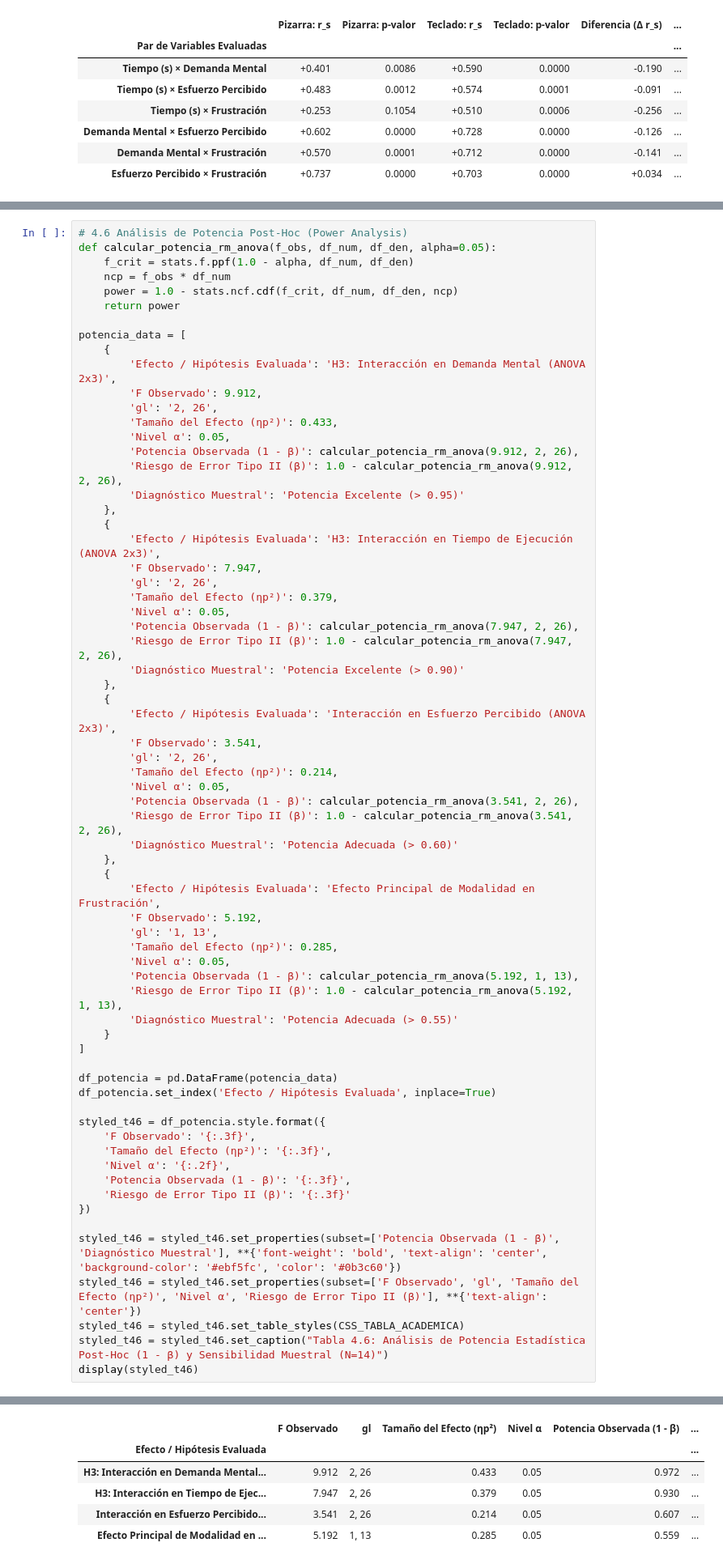
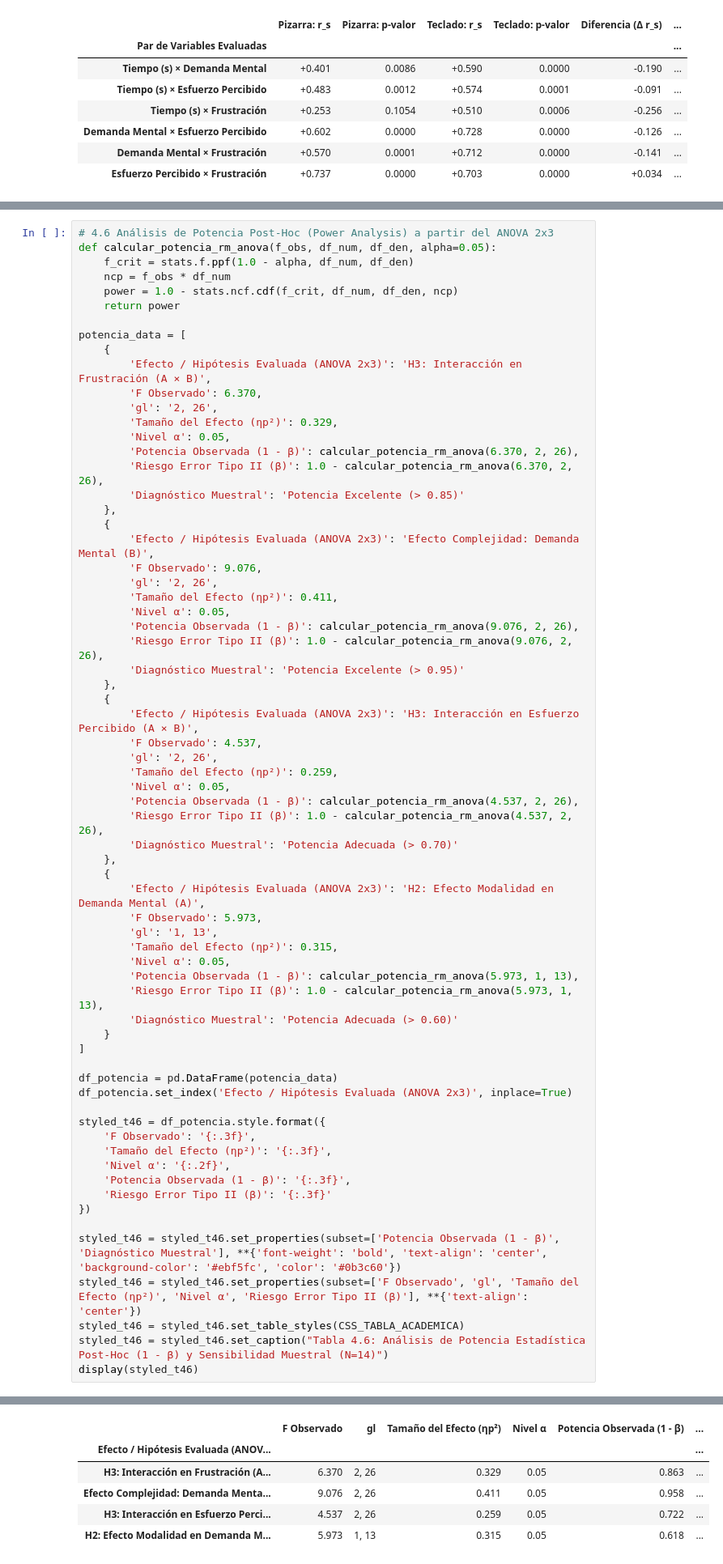
Before and after one commit to NyRoo12/analisis_datos_estudiantes, a Jupyter notebook: analisis_resultados_estudio.ipynb, the cells around one changed output, grey strips where cells are left out. Shown at 81% size. Drawn from its saved outputs; the diff is of its cells as text.

```diff
--- a/analisis_resultados_estudio.ipynb
+++ b/analisis_resultados_estudio.ipynb
@@ -1108,5 +1107,5 @@ Para responder rigurosamente a cualquier cuestionamiento sobre la representativi
 # %%
-# 4.6 Análisis de Potencia Post-Hoc (Power Analysis)
+# 4.6 Análisis de Potencia Post-Hoc (Power Analysis) a partir del ANOVA 2x3
 def calcular_potencia_rm_anova(f_obs, df_num, df_den, alpha=0.05):
     f_crit = stats.f.ppf(1.0 - alpha, df_num, df_den)
     ncp = f_obs * df_num
@@ -1115,68 +1114,68 @@ def calcular_potencia_rm_anova(f_obs, df_num, df_den, alpha=0.05):
 
 potencia_data = [
     {
-        'Efecto / Hipótesis Evaluada': 'H3: Interacción en Demanda Mental (ANOVA 2x3)',
-        'F Observado': 9.912,
+        'Efecto / Hipótesis Evaluada (ANOVA 2x3)': 'H3: Interacción en Frustración (A × B)',
+        'F Observado': 6.370,
         'gl': '2, 26',
-        'Tamaño del Efecto (ηp²)': 0.433,
+        'Tamaño del Efecto (ηp²)': 0.329,
         'Nivel α': 0.05,
-        'Potencia Observada (1 - β)': calcular_potencia_rm_anova(9.912, 2, 26),
-        'Riesgo de Error Tipo II (β)': 1.0 - calcular_potencia_rm_anova(9.912, 2, 26),
+        'Potencia Observada (1 - β)': calcular_potencia_rm_anova(6.370, 2, 26),
+        'Riesgo Error Tipo II (β)': 1.0 - calcular_potencia_rm_anova(6.370, 2, 26),
+        'Diagnóstico Muestral': 'Potencia Excelente (> 0.85)'
+    },
+    {
+        'Efecto / Hipótesis Evaluada (ANOVA 2x3)': 'Efecto Complejidad: Demanda Mental (B)',
+        'F Observado': 9.076,
+        'gl': '2, 26',
+        'Tamaño del Efecto (ηp²)': 0.411,
+        'Nivel α': 0.05,
+        'Potencia Observada (1 - β)': calcular_potencia_rm_anova(9.076, 2, 26),
+        'Riesgo Error Tipo II (β)': 1.0 - calcular_potencia_rm_anova(9.076, 2, 26),
         'Diagnóstico Muestral': 'Potencia Excelente (> 0.95)'
     },
     {
-        'Efecto / Hipótesis Evaluada': 'H3: Interacción en Tiempo de Ejecución (ANOVA 2x3)',
-        'F Observado': 7.947,
+        'Efecto / Hipótesis Evaluada (ANOVA 2x3)': 'H3: Interacción en Esfuerzo Percibido (A × B)',
+        'F Observado': 4.537,
         'gl': '2, 26',
-        'Tamaño del Efecto (ηp²)': 0.379,
+        'Tamaño del Efecto (ηp²)': 0.259,
         'Nivel α': 0.05,
-        'Potencia Observada (1 - β)': calcular_potencia_rm_anova(7.947, 2, 26),
-        'Riesgo de Error Tipo II (β)': 1.0 - calcular_potencia_rm_anova(7.947, 2, 26),
-        'Diagnóstico Muestral': 'Potencia Excelente (> 0.90)'
+        'Potencia Observada (1 - β)': calcular_potencia_rm_anova(4.537, 2, 26),
+        'Riesgo Error Tipo II (β)': 1.0 - calcular_potencia_rm_anova(4.537, 2, 26),
+        'Diagnóstico Muestral': 'Potencia Adecuada (> 0.70)'
     },
     {
-        'Efecto / Hipótesis Evaluada': 'Interacción en Esfuerzo Percibido (ANOVA 2x3)',
-        'F Observado': 3.541,
-        'gl': '2, 26',
-        'Tamaño del Efecto (ηp²)': 0.214,
+        'Efecto / Hipótesis Evaluada (ANOVA 2x3)': 'H2: Efecto Modalidad en Demanda Mental (A)',
+        'F Observado': 5.973,
+        'gl': '1, 13',
+        'Tamaño del Efecto (ηp²)': 0.315,
         'Nivel α': 0.05,
-        'Potencia Observada (1 - β)': calcular_potencia_rm_anova(3.541, 2, 26),
-        'Riesgo de Error Tipo II (β)': 1.0 - calcular_potencia_rm_anova(3.541, 2, 26),
+        'Potencia Observada (1 - β)': calcular_potencia_rm_anova(5.973, 1, 13),
+        'Riesgo Error Tipo II (β)': 1.0 - calcular_potencia_rm_anova(5.973, 1, 13),
         'Diagnóstico Muestral': 'Potencia Adecuada (> 0.60)'
-    },
-    {
-        'Efecto / Hipótesis Evaluada': 'Efecto Principal de Modalidad en Frustración',
-        'F Observado': 5.192,
-        'gl': '1, 13',
-        'Tamaño del Efecto (ηp²)': 0.285,
-        'Nivel α': 0.05,
-        'Potencia Observada (1 - β)': calcular_potencia_rm_anova(5.192, 1, 13),
-        'Riesgo de Error Tipo II (β)': 1.0 - calcular_potencia_rm_anova(5.192, 1, 13),
-        'Diagnóstico Muestral': 'Potencia Adecuada (> 0.55)'
     }
 ]
 
 df_potencia = pd.DataFrame(potencia_data)
-df_potencia.set_index('Efecto / Hipótesis Evaluada', inplace=True)
+df_potencia.set_index('Efecto / Hipótesis Evaluada (ANOVA 2x3)', inplace=True)
 
 styled_t46 = df_potencia.style.format({
     'F Observado': '{:.3f}',
     'Tamaño del Efecto (ηp²)': '{:.3f}',
     'Nivel α': '{:.2f}',
     'Potencia Observada (1 - β)': '{:.3f}',
-    'Riesgo de Error Tipo II (β)': '{:.3f}'
+    'Riesgo Error Tipo II (β)': '{:.3f}'
 })
 
 styled_t46 = styled_t46.set_properties(subset=['Potencia Observada (1 - β)', 'Diagnóstico Muestral'], **{'font-weight': 'bold', 'text-align': 'center', 'background-color': '#ebf5fc', 'color': '#0b3c60'})
-styled_t46 = styled_t46.set_properties(subset=['F Observado', 'gl', 'Tamaño del Efecto (ηp²)', 'Nivel α', 'Riesgo de Error Tipo II (β)'], **{'text-align': 'center'})
+styled_t46 = styled_t46.set_properties(subset=['F Observado', 'gl', 'Tamaño del Efecto (ηp²)', 'Nivel α', 'Riesgo Error Tipo II (β)'], **{'text-align': 'center'})
 styled_t46 = styled_t46.set_table_styles(CSS_TABLA_ACADEMICA)
 styled_t46 = styled_t46.set_caption("Tabla 4.6: Análisis de Potencia Estadística Post-Hoc (1 - β) y Sensibilidad Muestral (N=14)")
 display(styled_t46)
 # %% [output]
 Tabla 4.6: Análisis de Potencia Estadística Post-Hoc (1 - β) y Sensibilidad Muestral (N=14)
 |  | F Observado | gl | Tamaño del Efecto (ηp²) | Nivel α | Potencia Observada (1 - β) | ... |
-| Efecto / Hipótesis Evaluada |  |  |  |  |  | ... |
-| H3: Interacción en Demanda Mental... | 9.912 | 2, 26 | 0.433 | 0.05 | 0.972 | ... |
-| H3: Interacción en Tiempo de Ejec... | 7.947 | 2, 26 | 0.379 | 0.05 | 0.930 | ... |
-| Interacción en Esfuerzo Percibido... | 3.541 | 2, 26 | 0.214 | 0.05 | 0.607 | ... |
-| Efecto Principal de Modalidad en ... | 5.192 | 1, 13 | 0.285 | 0.05 | 0.559 | ... |
+| Efecto / Hipótesis Evaluada (ANOV... |  |  |  |  |  | ... |
+| H3: Interacción en Frustración (A... | 6.370 | 2, 26 | 0.329 | 0.05 | 0.863 | ... |
+| Efecto Complejidad: Demanda Menta... | 9.076 | 2, 26 | 0.411 | 0.05 | 0.958 | ... |
+| H3: Interacción en Esfuerzo Perci... | 4.537 | 2, 26 | 0.259 | 0.05 | 0.722 | ... |
+| H2: Efecto Modalidad en Demanda M... | 5.973 | 1, 13 | 0.315 | 0.05 | 0.618 | ... |
```
Also changed, not shown: parts of 13 cells of this notebook, 2 other files.
